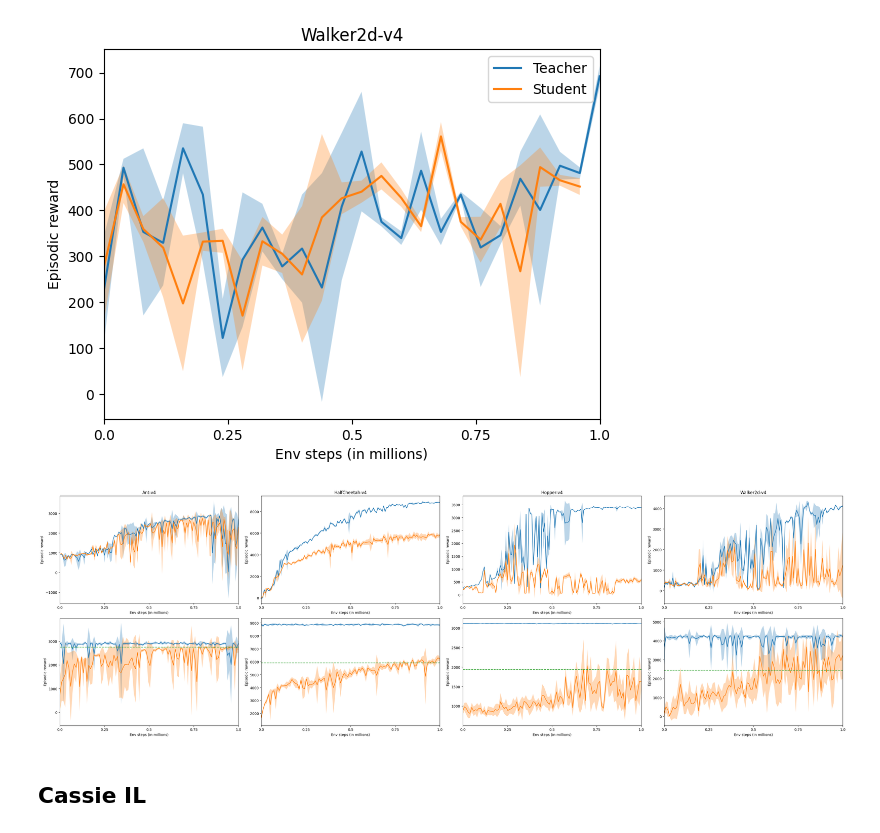
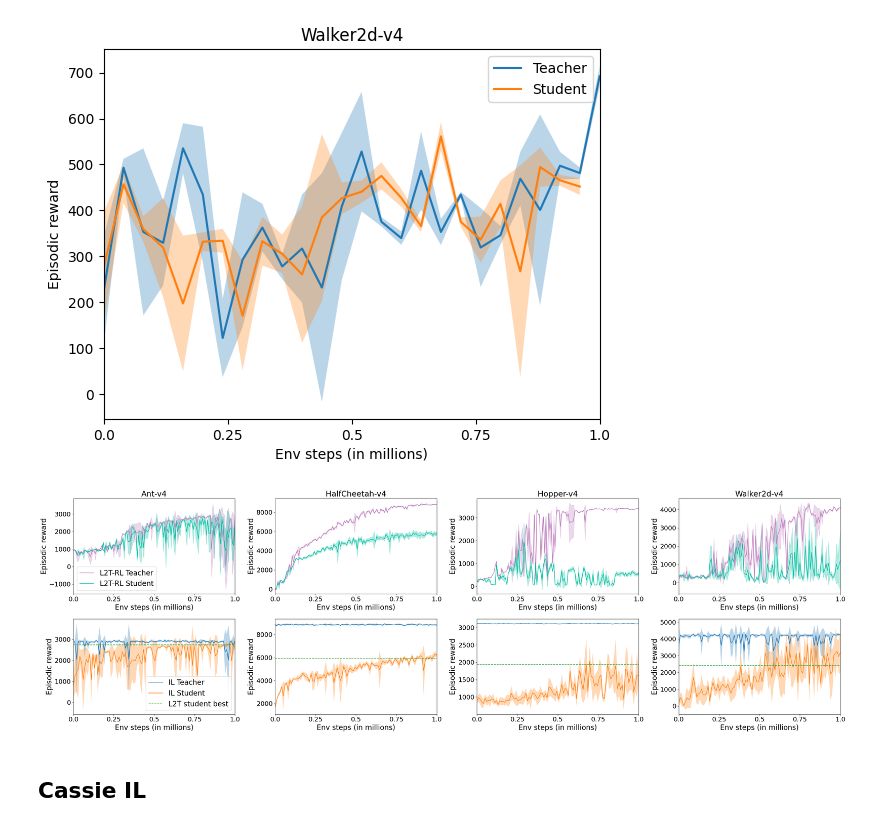
Before and after one commit to FeiyangWuPK/RoboticsGym, a Jupyter notebook: scripts/visualize_lt2.ipynb, the cells around one changed output. Saved outputs shown, nothing was run; the diff lists cells and outputs as text; code cells hidden in the pictures.

Commit message:
Generating plots.

```diff
--- a/scripts/visualize_lt2.ipynb
+++ b/scripts/visualize_lt2.ipynb
@@ -240,6 +240,17 @@ plt.show()
 # %% [output]
 [figure]
 # %%
+font_size = 20
+plt.rcParams.update(
+    {
+        "font.size": font_size,
+        "axes.titlesize": font_size + 2,
+        "axes.labelsize": font_size,
+        "xtick.labelsize": font_size - 2,
+        "ytick.labelsize": font_size - 2,
+        "legend.fontsize": font_size,
+    }
+)
 instances = ['Ant-v4', 'HalfCheetah-v4', 'Hopper-v4', 'Walker2d-v4']
 # Creating 6 plots in a 2x? grid
 fig, axs = plt.subplots(2, 4, figsize=(32, 10)) # Adjust figsize as needed
@@ -260,10 +271,10 @@ student_std_devs = np.std(student_data, axis=1)
 
 # Plotting axs_ant_rl
 
-axs_ant_rl.plot(teacher_means, label='RL Teacher')
-axs_ant_rl.fill_between(range(len(teacher_means)), teacher_means - teacher_std_devs, teacher_means + teacher_std_devs, alpha=0.3)
-axs_ant_rl.plot(student_means, label='LT2 Student')
-axs_ant_rl.fill_between(range(len(student_means)), student_means - student_std_devs, student_means + student_std_devs, alpha=0.3)
+axs_ant_rl.plot(teacher_means, label='L2T-RL Teacher', c='#bd7ebe')
+axs_ant_rl.fill_between(range(len(teacher_means)), teacher_means - teacher_std_devs, teacher_means + teacher_std_devs, alpha=0.3, color='#bd7ebe')
+axs_ant_rl.plot(student_means, label='L2T-RL Student', c='#00bfa0')
+axs_ant_rl.fill_between(range(len(student_means)), student_means - student_std_devs, student_means + student_std_devs, alpha=0.3, color='#00bfa0')
 axs_ant_rl.set_xlabel('Env steps (in millions)')
 axs_ant_rl.set_ylabel('Episodic reward')
 
@@ -275,7 +286,7 @@ tick_labels = np.linspace(0, 1, num_ticks)
 axs_ant_rl.set_xticks(tick_locations, tick_labels)
 
 axs_ant_rl.set_title('Ant-v4')
-# axs_ant_rl.set_legend()
+axs_ant_rl.legend()
 
 # IL plot
 teacher_data = np.load('/home/feiyang/Documents/Repositories/RoboticsGym/logs/ICML2024 Guided Learning MuJoCo RL/Mujoco RL Ant-v4 0.5 Student Learns from BC/teacher/evaluations.npz')['results']
@@ -294,7 +305,7 @@ axs_ant_il.fill_between(range(len(teacher_means)), teacher_means - teacher_std_d
 axs_ant_il.plot(student_means, label='IL Student')
 student_best = student_means.copy()
 student_best = np.ones(student_means.shape[0]) * 2744.751
-axs_ant_il.plot(student_best, linestyle='--', label='LT2 student best')
+axs_ant_il.plot(student_best, linestyle='--', label='L2T student best')
 axs_ant_il.fill_between(range(len(student_means)), student_means - student_std_devs, student_means + student_std_devs, alpha=0.3)
 axs_ant_il.set_xlabel('Env steps (in millions)')
 axs_ant_il.set_ylabel('Episodic reward')
@@ -305,7 +316,7 @@ num_ticks = 5  # You can change this for more or fewer ticks
 tick_locations = np.linspace(0, len(teacher_means)-1, num_ticks)
 tick_labels = np.linspace(0, 1, num_ticks)
 axs_ant_il.set_xticks(tick_locations, tick_labels)
-
+axs_ant_il.legend()
 # axs_ant_il.set_title('Ant-v4')
 
 # Halfcheetah-v4
@@ -321,10 +332,10 @@ student_std_devs = np.std(student_data, axis=1)
 student_max = student_means.max()
 # Plotting axs_ant_rl
 
-axs_halfcheetah_rl.plot(teacher_means, label='RL Teacher')
-axs_halfcheetah_rl.fill_between(range(len(teacher_means)), teacher_means - teacher_std_devs, teacher_means + teacher_std_devs, alpha=0.3)
-axs_halfcheetah_rl.plot(student_means, label='LT2 Student')
-axs_halfcheetah_rl.fill_between(range(len(student_means)), student_means - student_std_devs, student_means + student_std_devs, alpha=0.3)
+axs_halfcheetah_rl.plot(teacher_means, label='RL Teacher', c='#bd7ebe')
+axs_halfcheetah_rl.fill_between(range(len(teacher_means)), teacher_means - teacher_std_devs, teacher_means + teacher_std_devs, alpha=0.3, color='#bd7ebe')
+axs_halfcheetah_rl.plot(student_means, label='LT2 Student', c='#00bfa0')
+axs_halfcheetah_rl.fill_between(range(len(student_means)), student_means - student_std_devs, student_means + student_std_devs, alpha=0.3, color='#00bfa0')
 axs_halfcheetah_rl.set_xlabel('Env steps (in millions)')
 axs_halfcheetah_rl.set_ylabel('Episodic reward')
 
@@ -381,10 +392,10 @@ student_std_devs = np.std(student_data, axis=1)
 student_max = student_means.max()
 # Plotting axs_ant_rl
 
-axs_hopper_rl.plot(teacher_means, label='RL Teacher')
-axs_hopper_rl.fill_between(range(len(teacher_means)), teacher_means - teacher_std_devs, teacher_means + teacher_std_devs, alpha=0.3)
-axs_hopper_rl.plot(student_means, label='LT2 Student')
-axs_hopper_rl.fill_between(range(len(student_means)), student_means - student_std_devs, student_means + student_std_devs, alpha=0.3)
+axs_hopper_rl.plot(teacher_means, label='RL Teacher', c='#bd7ebe')
+axs_hopper_rl.fill_between(range(len(teacher_means)), teacher_means - teacher_std_devs, teacher_means + teacher_std_devs, alpha=0.3, color='#bd7ebe')
+axs_hopper_rl.plot(student_means, label='L2T Student', c='#00bfa0')
+axs_hopper_rl.fill_between(range(len(student_means)), student_means - student_std_devs, student_means + student_std_devs, alpha=0.3, color='#00bfa0')
 axs_hopper_rl.set_xlabel('Env steps (in millions)')
 axs_hopper_rl.set_ylabel('Episodic reward')
 
@@ -415,7 +426,7 @@ axs_hopper_il.fill_between(range(len(teacher_means)), teacher_means - teacher_st
 axs_hopper_il.plot(student_means, label='IL Student')
 student_best = student_means.copy()
 student_best = np.ones(student_means.shape[0]) * student_max
-axs_hopper_il.plot(student_best, linestyle='--', label='LT2 student best')
+axs_hopper_il.plot(student_best, linestyle='--', label='L2T student best')
 axs_hopper_il.fill_between(range(len(student_means)), student_means - student_std_devs, student_means + student_std_devs, alpha=0.3)
 axs_hopper_il.set_xlabel('Env steps (in millions)')
 axs_hopper_il.set_ylabel('Episodic reward')
@@ -441,10 +452,10 @@ student_means = np.mean(student_data, axis=1)
 student_std_devs = np.std(student_data, axis=1)
 student_max = student_means.max()
 
-axs_walker2d_rl.plot(teacher_means, label='RL Teacher')
-axs_walker2d_rl.fill_between(range(len(teacher_means)), teacher_means - teacher_std_devs, teacher_means + teacher_std_devs, alpha=0.3)
-axs_walker2d_rl.plot(student_means, label='LT2 Student')
-axs_walker2d_rl.fill_between(range(len(student_means)), student_means - student_std_devs, student_means + student_std_devs, alpha=0.3)
+axs_walker2d_rl.plot(teacher_means, label='RL Teacher', c='#bd7ebe')
+axs_walker2d_rl.fill_between(range(len(teacher_means)), teacher_means - teacher_std_devs, teacher_means + teacher_std_devs, alpha=0.3, color='#bd7ebe')
+axs_walker2d_rl.plot(student_means, label='LT2 Student', c='#00bfa0')
+axs_walker2d_rl.fill_between(range(len(student_means)), student_means - student_std_devs, student_means + student_std_devs, alpha=0.3, color='#00bfa0')
 axs_walker2d_rl.set_xlabel('Env steps (in millions)')
 axs_walker2d_rl.set_ylabel('Episodic reward')
 
@@ -467,33 +478,33 @@ teacher_means = np.mean(teacher_data, axis=1)
 teacher_std_devs = np.std(teacher_data, axis=1)
 
 student_means = np.mean(student_data, axis=1)
 student_std_devs = np.std(student_data, axis=1)
 
 # Plotting
 axs_walker2d_il.plot(teacher_means, label='IL Teacher')
 axs_walker2d_il.fill_between(range(len(teacher_means)), teacher_means - teacher_std_devs, teacher_means + teacher_std_devs, alpha=0.3)
 axs_walker2d_il.plot(student_means, label='IL Student')
 student_best = student_means.copy()
 student_best = np.ones(student_means.shape[0]) * student_max
 axs_walker2d_il.plot(student_best, linestyle='--', label='LT2 student best')
 axs_walker2d_il.fill_between(range(len(student_means)), student_means - student_std_devs, student_means + student_std_devs, alpha=0.3)
 axs_walker2d_il.set_xlabel('Env steps (in millions)')
 axs_walker2d_il.set_ylabel('Episodic reward')
 
 # Setting x-axis to display a scale from 0 to 1
 axs_walker2d_il.set_xlim(0, len(teacher_means)-1)
 num_ticks = 5  # You can change this for more or fewer ticks
 tick_locations = np.linspace(0, len(teacher_means)-1, num_ticks)
 tick_labels = np.linspace(0, 1, num_ticks)
 axs_walker2d_il.set_xticks(tick_locations, tick_labels)
 
 # axs_walker2d_il.set_title('Walker2d-v4')
 
 # fig.legend()
 plt.tight_layout()
 # plt.show()
 plt.savefig('mujoco_results.pdf')
 # %% [output]
-[figure, old version]
+[figure, new version]
 # %% [markdown]
 ## Cassie IL
```
